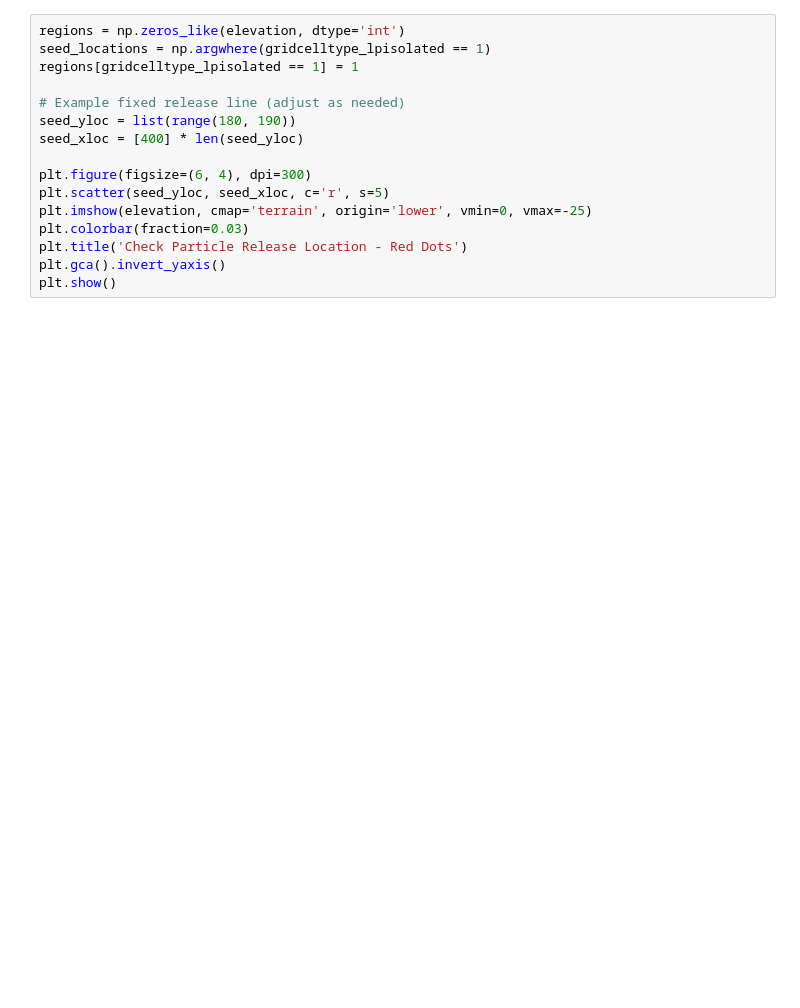
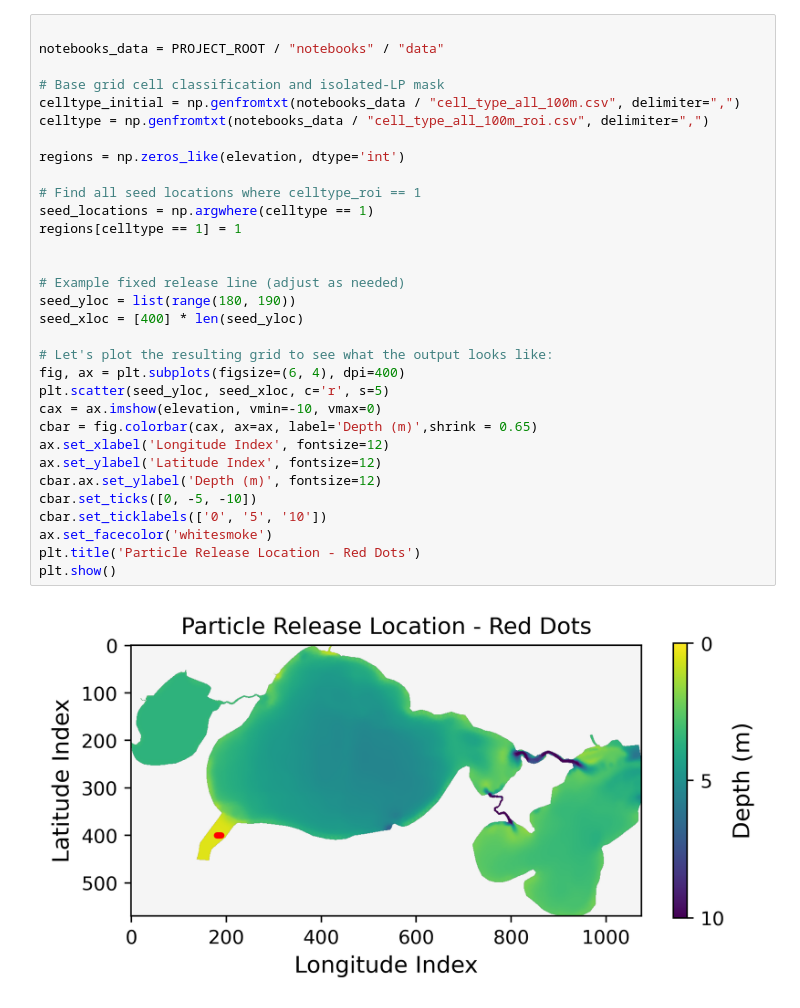
Before and after one commit to caitlinturner/Lake_Pontchartrain_Model, a Jupyter notebook: notebooks/DORADO-03-spillway_release_workflow.ipynb, the cells around one changed output. Saved outputs shown, nothing was run; the diff lists cells and outputs as text; blank space fills up the shorter version.

```diff
--- a/notebooks/DORADO-03-spillway_release_workflow.ipynb
+++ b/notebooks/DORADO-03-spillway_release_workflow.ipynb
@@ -162,16 +317,34 @@ print('Loaded gridcelltype_lpisolated:', roi_path)
 # %%
+
+notebooks_data = PROJECT_ROOT / "notebooks" / "data"
+
+# Base grid cell classification and isolated-LP mask
+celltype_initial = np.genfromtxt(notebooks_data / "cell_type_all_100m.csv", delimiter=",")
+celltype = np.genfromtxt(notebooks_data / "cell_type_all_100m_roi.csv", delimiter=",")
+
 regions = np.zeros_like(elevation, dtype='int')
-seed_locations = np.argwhere(gridcelltype_lpisolated == 1)
-regions[gridcelltype_lpisolated == 1] = 1
+
+# Find all seed locations where celltype_roi == 1
+seed_locations = np.argwhere(celltype == 1)
+regions[celltype == 1] = 1
+
 
 # Example fixed release line (adjust as needed)
 seed_yloc = list(range(180, 190))
 seed_xloc = [400] * len(seed_yloc)
 
-plt.figure(figsize=(6, 4), dpi=300)
+# Let's plot the resulting grid to see what the output looks like:
+fig, ax = plt.subplots(figsize=(6, 4), dpi=400)
 plt.scatter(seed_yloc, seed_xloc, c='r', s=5)
-plt.imshow(elevation, cmap='terrain', origin='lower', vmin=0, vmax=-25)
-plt.colorbar(fraction=0.03)
-plt.title('Check Particle Release Location - Red Dots')
-plt.gca().invert_yaxis()
+cax = ax.imshow(elevation, vmin=-10, vmax=0)
+cbar = fig.colorbar(cax, ax=ax, label='Depth (m)',shrink = 0.65)
+ax.set_xlabel('Longitude Index', fontsize=12)
+ax.set_ylabel('Latitude Index', fontsize=12)
+cbar.ax.set_ylabel('Depth (m)', fontsize=12)
+cbar.set_ticks([0, -5, -10])
+cbar.set_ticklabels(['0', '5', '10'])
+ax.set_facecolor('whitesmoke')
+plt.title('Particle Release Location - Red Dots')
 plt.show()
+# %% [output]
+[figure, added]
```
Also changed, not shown: parts of 20 cells of this notebook, 48 other files.
